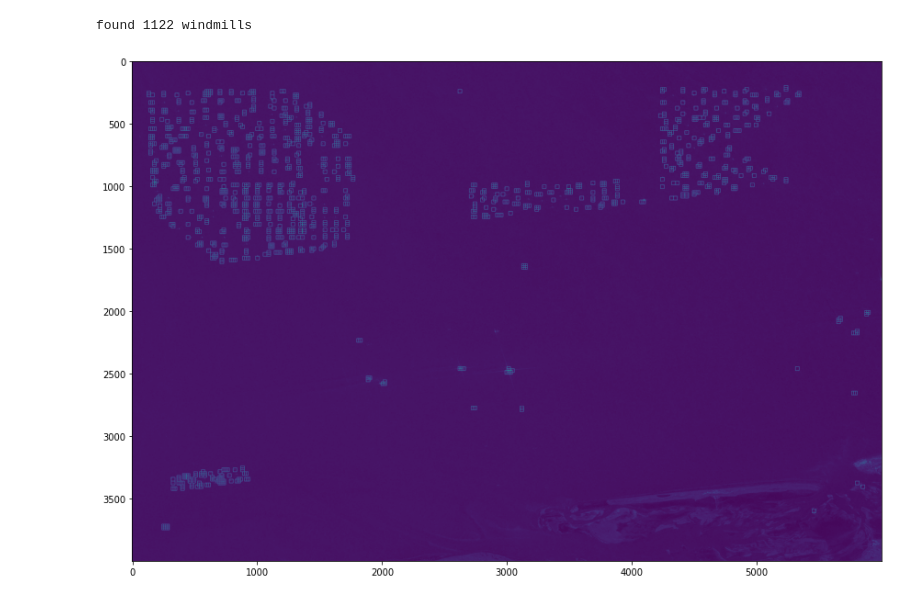
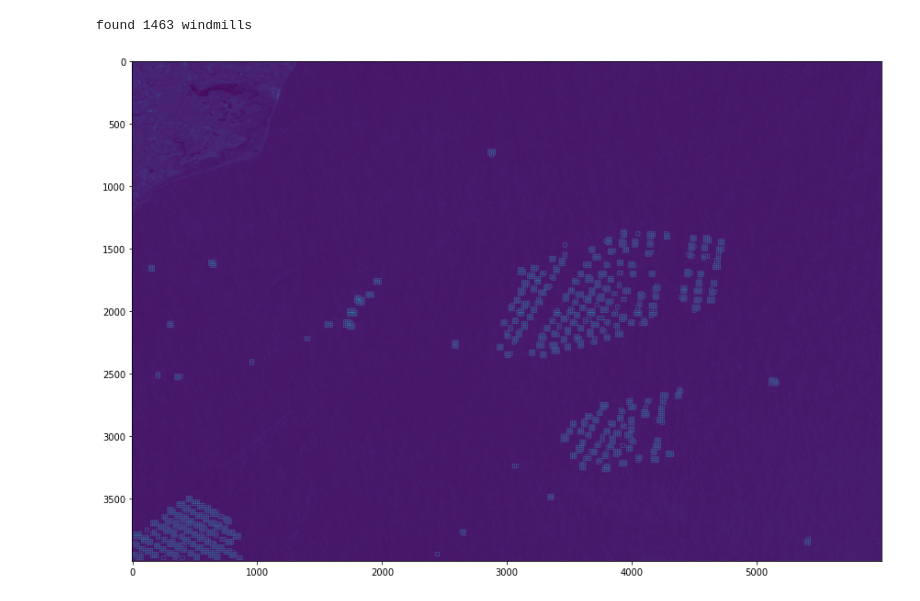
Before and after one commit to aelbrecht/cs-windmill, a Jupyter notebook: detect_v4_example.ipynb, the cells around one changed output. Drawn from its saved outputs; the diff is of its cells as text; code cells hidden in the pictures.

```diff
--- a/detect_v4_example.ipynb
+++ b/detect_v4_example.ipynb
@@ -11,7 +11,7 @@ def get_processed_image(coord):
     return get_filtered_satellite_float32(coord, block_size, img_raw, dataset_raw)
 # %%
 # haal dataset op waar je molens kan zien
-dataset_raw = rasterio.open("./data/crs-2.tiff")
+dataset_raw = rasterio.open("./data/crs.tiff")
 img_raw = dataset_raw.read(1)
 block_size = 30
 # %%
@@ -164,7 +151,7 @@ def plot_windmills(left_top_coord, size=(1200, 800), intensity=1):
 
     found = 0
     for i, result in enumerate(results):
-        if result[1] > 0.5 and result[0] < 0.3:
+        if result[1] > result[0]:
             found += 1
             coord = needles[i]
             xx, yy = dataset_raw.index(coord['lon'], coord['lat'])
@@ -201,6 +188,6 @@ found 0 windmills
 # %%
 # het duurt redelijk lang voor dit te runnen
-plot_windmills((6.39545,54.12086), (1200 * 5, 800 * 5), intensity=2)
+plot_windmills((1.4378,52.1898), (1200 * 5, 800 * 5), intensity=2)
 # %% [output]
-found 1122 windmills
+found 1463 windmills
-[figure, old version]
+[figure, new version]
```
Also changed, not shown: parts of 7 cells of this notebook, 1 other file.
